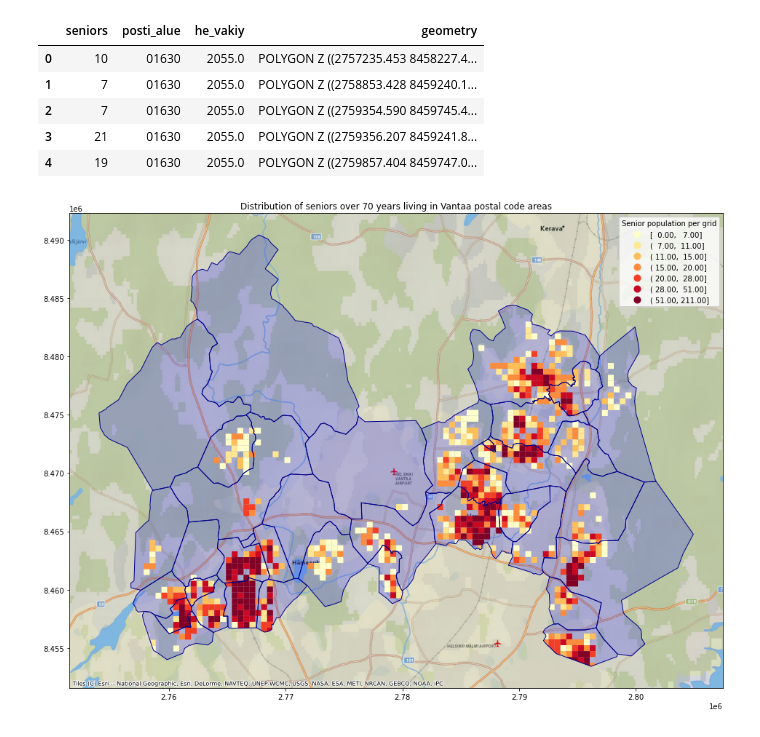
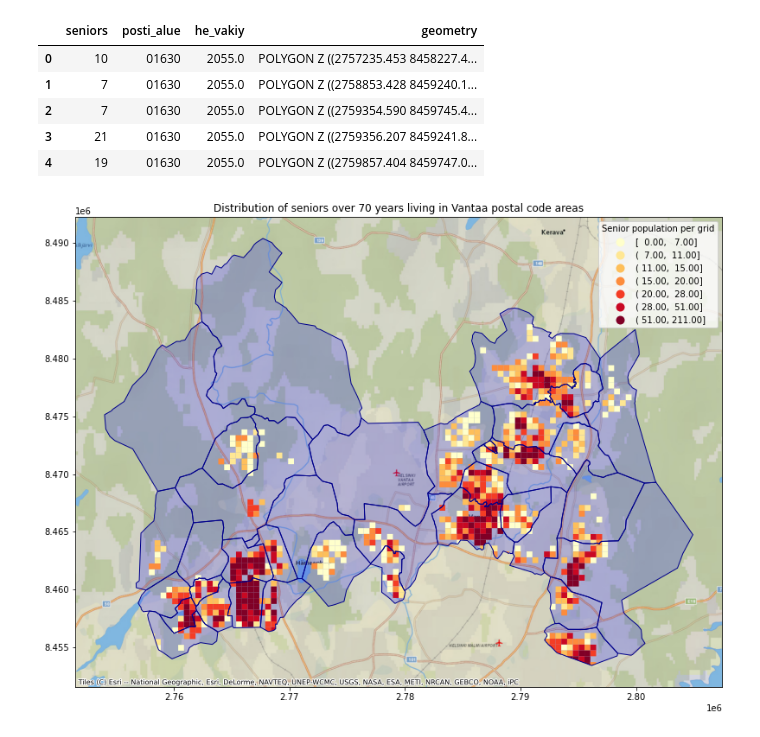
Before and after one commit to AutoGIS-2020/exercise-5-ttienhaa, a Jupyter notebook: Exercise-5-problem-1.ipynb, the cells around one changed output. Drawn from its saved outputs; the diff is of its cells as text; code cells hidden in the pictures.

```diff
--- a/Exercise-5-problem-1.ipynb
+++ b/Exercise-5-problem-1.ipynb
@@ -122,34 +122,31 @@ import contextily as ctx
 fig, ax = plt.subplots(figsize=(15,10))
 
 # Add Vantaa postal areas to plot as transparent areas
 postal.plot(ax=ax, facecolor='blue', alpha=0.2)
 
 # Add Vantaa senior population grids to plot
 intersection.plot(ax=ax,
                   column="seniors",
                   cmap='YlOrRd',
                   scheme="quantiles",
                   k=7,
                   legend=True
                  )
 
 # Re-position the legend and set a title
 #ax.get_legend().set_bbox_to_anchor((1.2,1))
 ax.get_legend().set_title("Senior population per grid")
 
 # Add Vantaa postal code edges to plot
 postal.plot(ax=ax, facecolor='none', edgecolor='darkblue')
 
 ax.title.set_text('Distribution of seniors over 70 years living in Vantaa postal code areas')
 
 # Add basemap
 ctx.add_basemap(ax, source=ctx.providers.Esri.NatGeoWorldMap)
 
-# Remove the empty white-space around the axes
-plt.tight_layout()
-
 # Save the figure as png file with resolution of 300 dpi
 outfp = r"docs/vantaa_seniors.png"
 plt.savefig(outfp, dpi=300)
 # %% [output]
-[figure, old version]
+[figure, new version]
```
